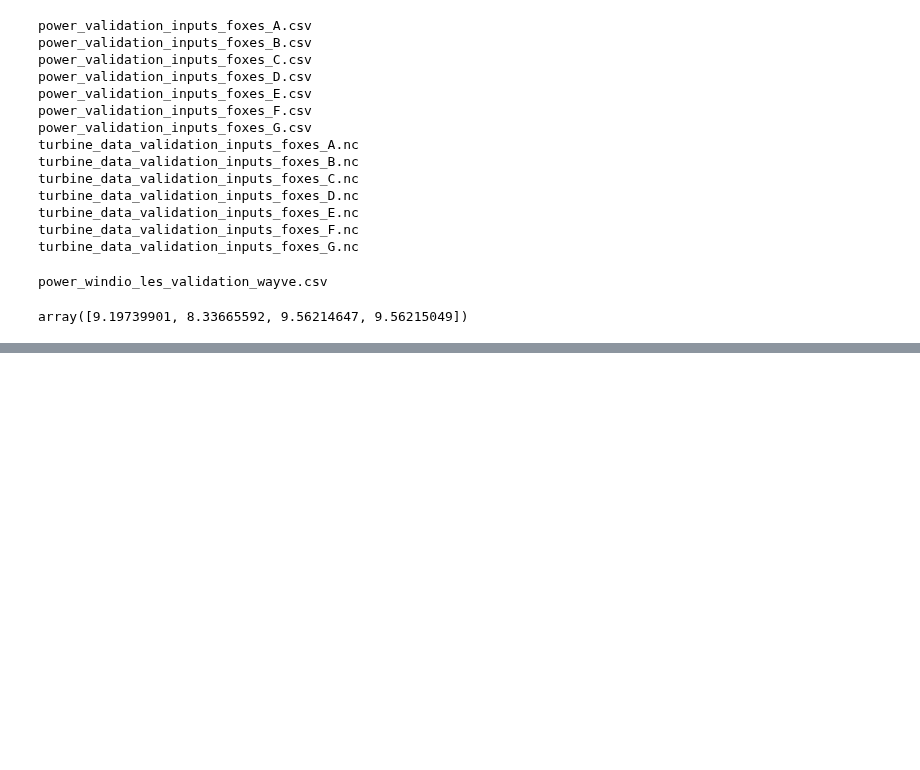
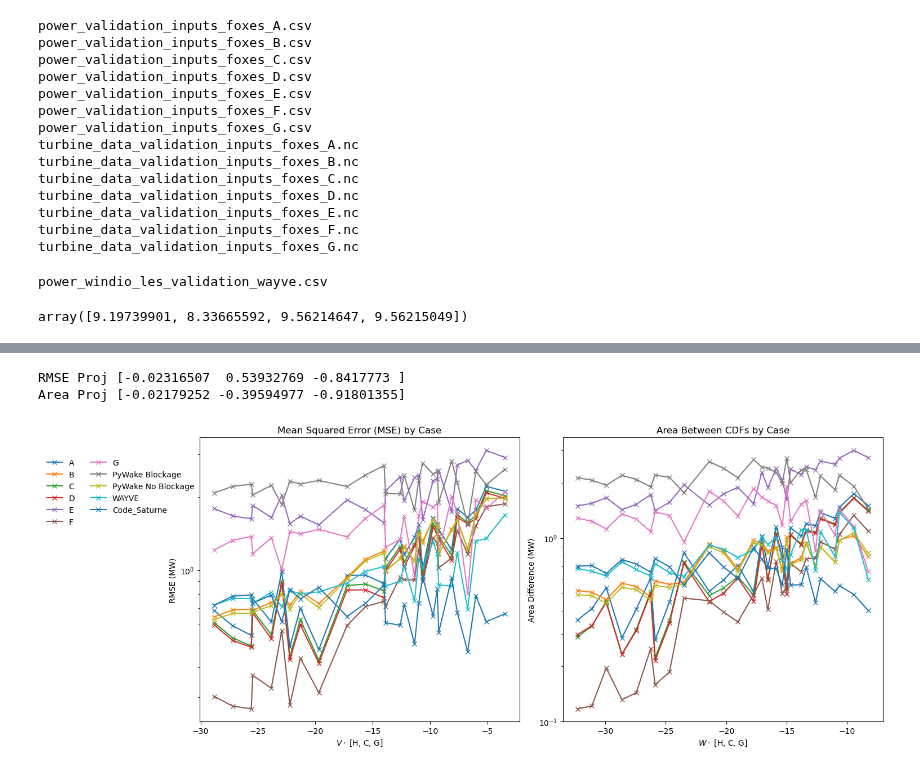
Before and after one commit to bjarketol/WIFA, a Jupyter notebook: vnv/uq_validation/validation_predictions/compare_predictions.ipynb, the cells around one changed output, grey strips where cells are left out. Cells and saved outputs as stored; diff of their text form; code cells hidden in the pictures; blank space fills up the shorter version.

```diff
--- a/vnv/uq_validation/validation_predictions/compare_predictions.ipynb
+++ b/vnv/uq_validation/validation_predictions/compare_predictions.ipynb
@@ -164,0 +302,71 @@ plt.show()
+# %%
+import numpy as np
+import pandas as pd
+import matplotlib.pyplot as plt
+from sklearn.linear_model import LinearRegression
+
+# [Your existing code for defining names, Hs, Cs, Gs, and initializing mse_values, area_diff_values]
+
+# Convert Hs, Cs, Gs to a numpy array for regression
+X = np.array([Hs, Cs, Gs]).T
+
+# Combine all MSE values across models into a single array
+#Y_mse_all = np.concatenate([mse_values[model] for model in mse_values])
+Y_mse_all = np.concatenate([mse_values[model] for model in ['F']])
+
+# Combine all area difference values across models into a single array
+Y_area_diff_all = np.concatenate([area_diff_values[model] for model in ['F']])
+
+# Prepare extended X arrays for regression (one for each error metric)
+X_extended_mse = X #np.repeat(X, len(mse_values), axis=0)
+X_extended_area_diff = X # np.repeat(X, len(area_diff_values), axis=0)
+
+# Perform linear regression for the combined MSE dataset
+reg_mse = LinearRegression().fit(X_extended_mse, Y_mse_all)
+a_mse = reg_mse.coef_
+b_mse = reg_mse.intercept_
+
+# Perform linear regression for the combined area differences dataset
+reg_area_diff = LinearRegression().fit(X_extended_area_diff, Y_area_diff_all)
+a_area_diff = reg_area_diff.coef_
+b_area_diff = reg_area_diff.intercept_
+
+a_mse /= np.sqrt((a_mse ** 2).sum())
+a_area_diff /= np.sqrt((a_area_diff ** 2).sum())
+print('RMSE Proj', a_mse)
+print('Area Proj', a_area_diff)
+projected_rmse = np.dot(a_mse, X.T)
+projected_area = np.dot(a_area_diff, X.T)
+#projected_area /= np.sqrt(np.sum(projected_area **2 ))
+#projected_rmse /= np.sqrt(np.sum(projected_rmse **2 ))
+
+# Plotting the results
+plt.figure(figsize=(15, 6))
+idx = np.argsort(projected_rmse)
+
+# MSE plot
+plt.subplot(1, 2, 1)
+for key, value in mse_values.items():
+    plt.plot(projected_rmse[idx], np.array(value)[idx], label=key, marker='x')
+plt.title('Mean Squared Error (MSE) by Case')
+plt.xlabel('$V\cdot$ [H, C, G]')
+plt.ylabel('RMSE (MW)')
+plt.yscale('log')
+plt.legend(ncol=2, loc='upper left', bbox_to_anchor=(-0.5, 0.95))
+
+idx = np.argsort(projected_area)
+# Area between CDFs plot
+plt.subplot(1,2, 2)
+for key, value in area_diff_values.items():
+    plt.plot(projected_area[idx], np.array(value)[idx], label=key, marker='x')
+plt.title('Area Between CDFs by Case')
+plt.xlabel('$W\cdot$ [H, C, G]')
+plt.ylabel('Area Difference (MW)')
+#plt.legend(ncol=3)
+plt.yscale('log')
+plt.tight_layout()
+plt.savefig('Projections.pdf')
+# %% [output]
+RMSE Proj [-0.02316507  0.53932769 -0.8417773 ]
+Area Proj [-0.02179252 -0.39594977 -0.91801355]
+[figure, added]
```
Also changed, not shown: parts of 8 cells of this notebook.
